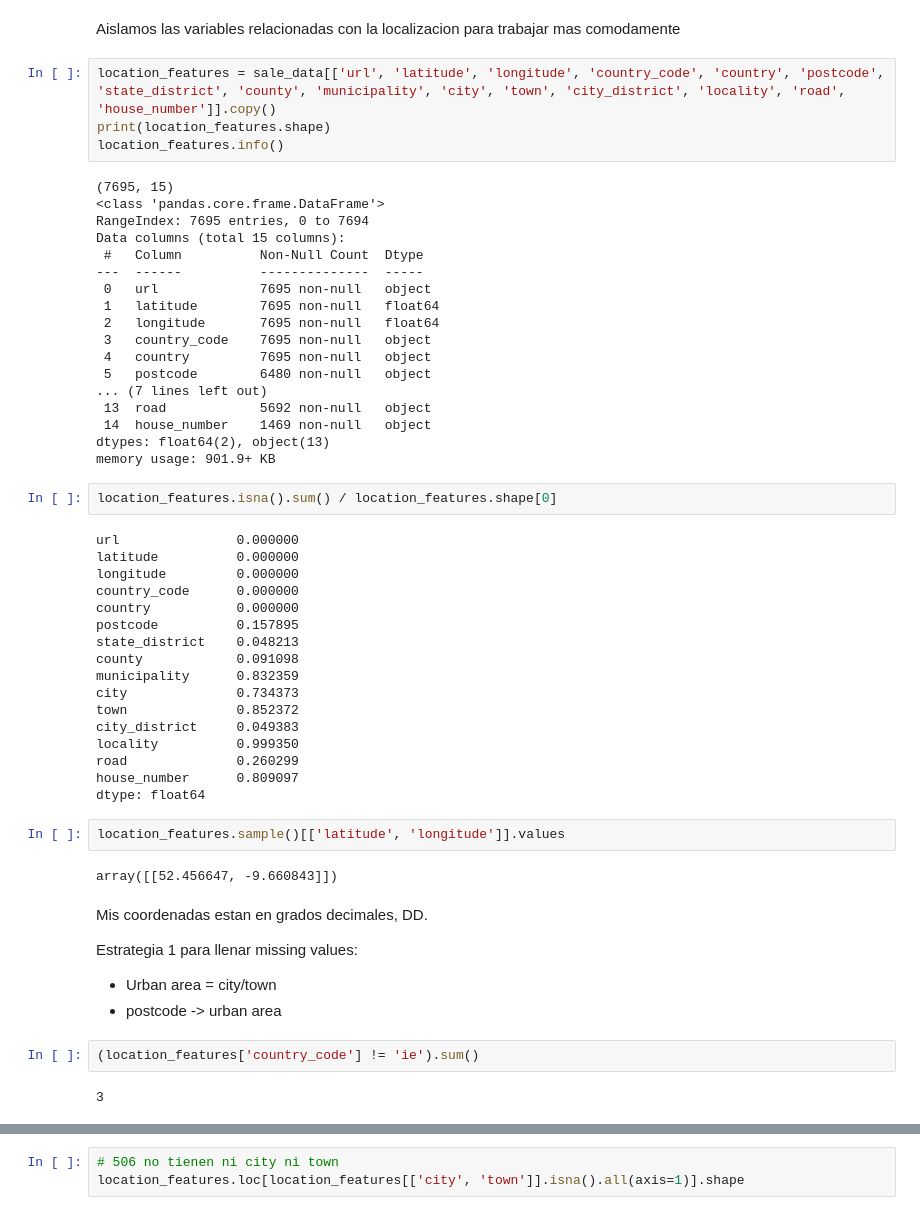
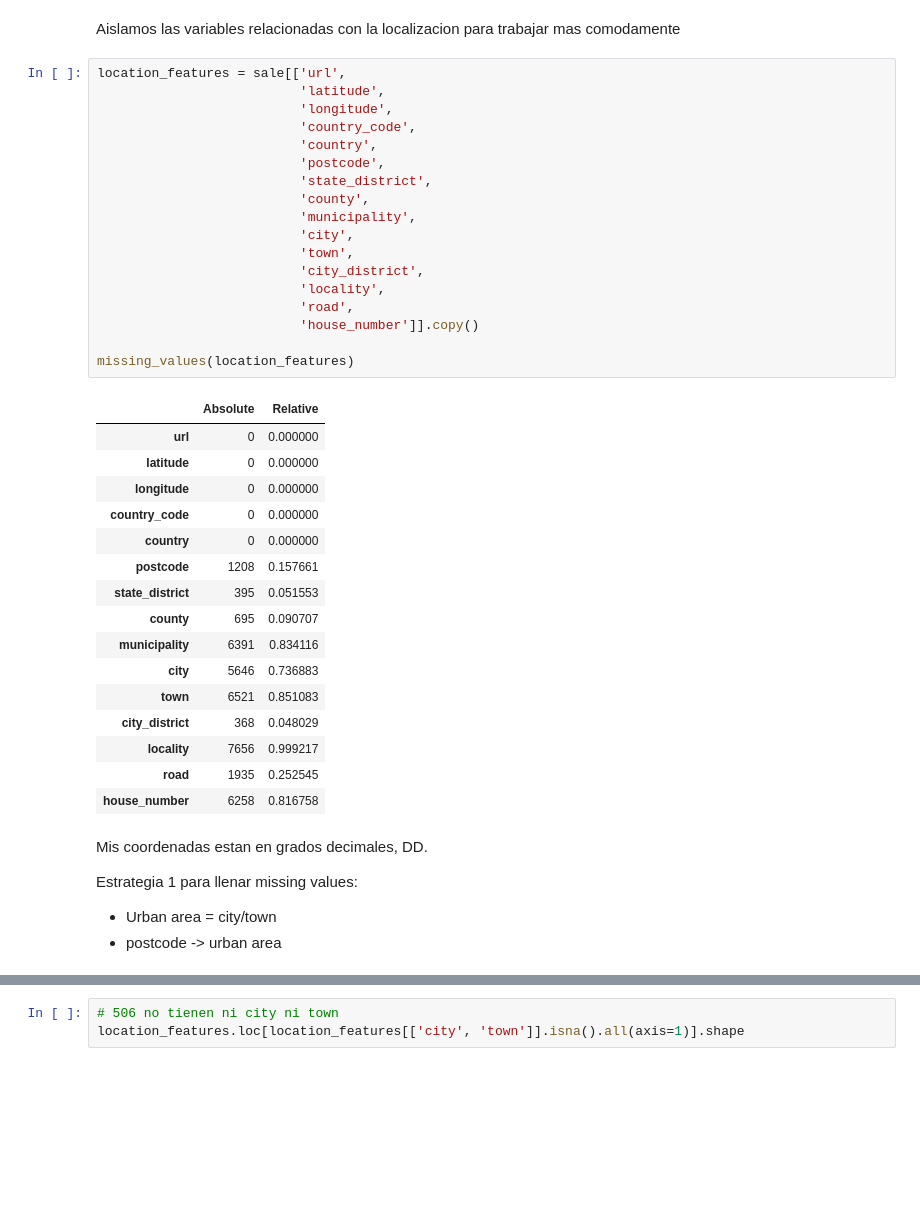
Before and after one commit to javiicc/Identifying_Potential_Investment_Opportunities_In_The_Irish_Real_Estate_Market_Using_MachineLearning, a Jupyter notebook: Feature_Engineering_Geospatial_Data_GeoPy.ipynb, the cells around one changed output, grey strips where cells are left out. Drawn from its saved outputs; the diff is of its cells as text; blank space fills up the shorter version.

```diff
--- a/Feature_Engineering_Geospatial_Data_GeoPy.ipynb
+++ b/Feature_Engineering_Geospatial_Data_GeoPy.ipynb
@@ -97,57 +171,43 @@ dtype: float64
 # %% [markdown]
 Aislamos las variables relacionadas con la localizacion para trabajar mas comodamente
 # %%
-location_features = sale_data[['url', 'latitude', 'longitude', 'country_code', 'country', 'postcode', 'state_district', 'county', 'municipality', 'city', 'town', 'city_district', 'locality', 'road', 'house_number']].copy()
-print(location_features.shape)
-location_features.info()
+location_features = sale[['url',
+                          'latitude',
+                          'longitude',
+                          'country_code',
+                          'country',
+                          'postcode',
+                          'state_district',
+                          'county',
+                          'municipality',
+                          'city',
+                          'town',
+                          'city_district',
+                          'locality',
+                          'road',
+                          'house_number']].copy()
+
+missing_values(location_features)
 # %% [output]
-(7695, 15)
-<class 'pandas.core.frame.DataFrame'>
-RangeIndex: 7695 entries, 0 to 7694
-Data columns (total 15 columns):
- #   Column          Non-Null Count  Dtype
----  ------          --------------  -----
- 0   url             7695 non-null   object
- 1   latitude        7695 non-null   float64
- 2   longitude       7695 non-null   float64
- 3   country_code    7695 non-null   object
- 4   country         7695 non-null   object
- 5   postcode        6480 non-null   object
-... (7 lines left out)
- 13  road            5692 non-null   object
- 14  house_number    1469 non-null   object
-dtypes: float64(2), object(13)
-memory usage: 901.9+ KB
+|  | Absolute | Relative |
+| url | 0 | 0.000000 |
+| latitude | 0 | 0.000000 |
+| longitude | 0 | 0.000000 |
+| country_code | 0 | 0.000000 |
+| country | 0 | 0.000000 |
+| postcode | 1208 | 0.157661 |
+| state_district | 395 | 0.051553 |
+| county | 695 | 0.090707 |
+| municipality | 6391 | 0.834116 |
+| city | 5646 | 0.736883 |
+| town | 6521 | 0.851083 |
+| city_district | 368 | 0.048029 |
+| locality | 7656 | 0.999217 |
+| road | 1935 | 0.252545 |
+| house_number | 6258 | 0.816758 |
-# %%
-location_features.isna().sum() / location_features.shape[0]
-# %% [output]
-url               0.000000
-latitude          0.000000
-longitude         0.000000
-country_code      0.000000
-country           0.000000
-postcode          0.157895
-state_district    0.048213
-county            0.091098
-municipality      0.832359
-city              0.734373
-town              0.852372
-city_district     0.049383
-locality          0.999350
-road              0.260299
-house_number      0.809097
-dtype: float64
-# %%
-location_features.sample()[['latitude', 'longitude']].values
-# %% [output]
-array([[52.456647, -9.660843]])
 # %% [markdown]
 Mis coordenadas estan en grados decimales, DD.
 
 Estrategia 1 para llenar missing values:
 - Urban area = city/town
 - postcode -> urban area
-# %%
-(location_features['country_code'] != 'ie').sum()
-# %% [output]
-3
```
Also changed, not shown: parts of 18 cells of this notebook, 3 other files.
